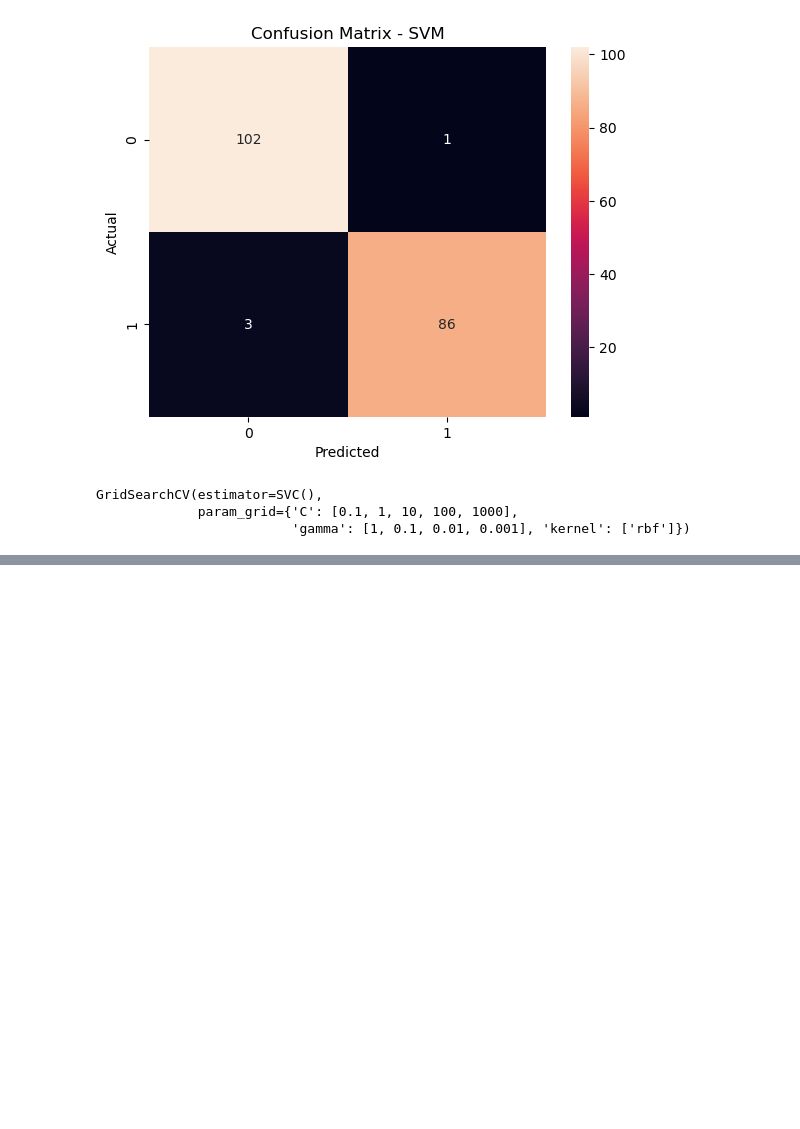
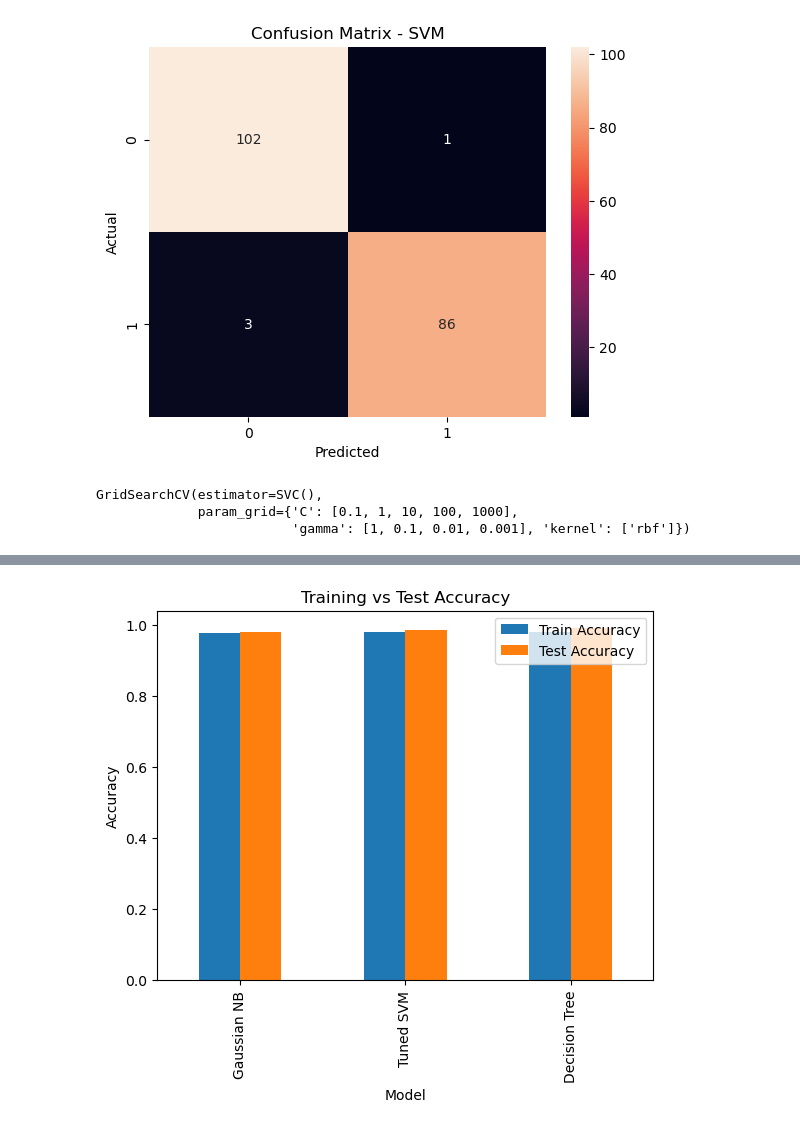
Before and after one commit to pericles-1995/C-Users-peric-Documents-GitHub-Machine-Learning, a Jupyter notebook: CA_Machine_Learning_GIT.ipynb, the cells around one changed output, grey strips where cells are left out. Drawn from its saved outputs; the diff is of its cells as text; code cells hidden in the pictures; blank space fills up the shorter version.

```diff
--- a/CA_Machine_Learning_GIT.ipynb
+++ b/CA_Machine_Learning_GIT.ipynb
@@ -354,0 +412,12 @@ GridSearchCV(estimator=SVC(),
+# %%
+# Predicting the test set results
+y_pred_dt = dt_classifier.predict(X_test_scaled)
+
+# Accuracy score
+print(metrics.accuracy_score(y_test, y_pred_dt))
+
+# Making the confusion matrix
+print(metrics.confusion_matrix(y_test, y_pred_dt))
+
+# Classification report
+print(metrics.classification_report(y_test, y_pred_dt))
@@ -354,0 +445,9 @@ GridSearchCV(estimator=SVC(),
+# %%
+# Comparing training and test accuracy
+gnb_train_acc = metrics.accuracy_score(y_train, nvclassifier.predict(X_train_scaled))
+svm_train_acc = metrics.accuracy_score(y_train, grid.predict(X_train_minmax))
+dt_train_acc = metrics.accuracy_score(y_train, dt_classifier.predict(X_train_scaled))
+
+gnb_test_acc = metrics.accuracy_score(y_test, y_pred_gnb)
+svm_test_acc = metrics.accuracy_score(y_test, grid_predictions)
+dt_test_acc = metrics.accuracy_score(y_test, y_pred_dt)
@@ -354,0 +468,8 @@ GridSearchCV(estimator=SVC(),
+# %%
+# Visualising training and test accuracy
+overfit_df.plot(x='Model', y=['Train Accuracy', 'Test Accuracy'], kind='bar')
+plt.title('Training vs Test Accuracy')
+plt.ylabel('Accuracy')
+plt.show()
+# %% [output]
+[figure, added]
```
Also changed, not shown: parts of 12 cells of this notebook.
